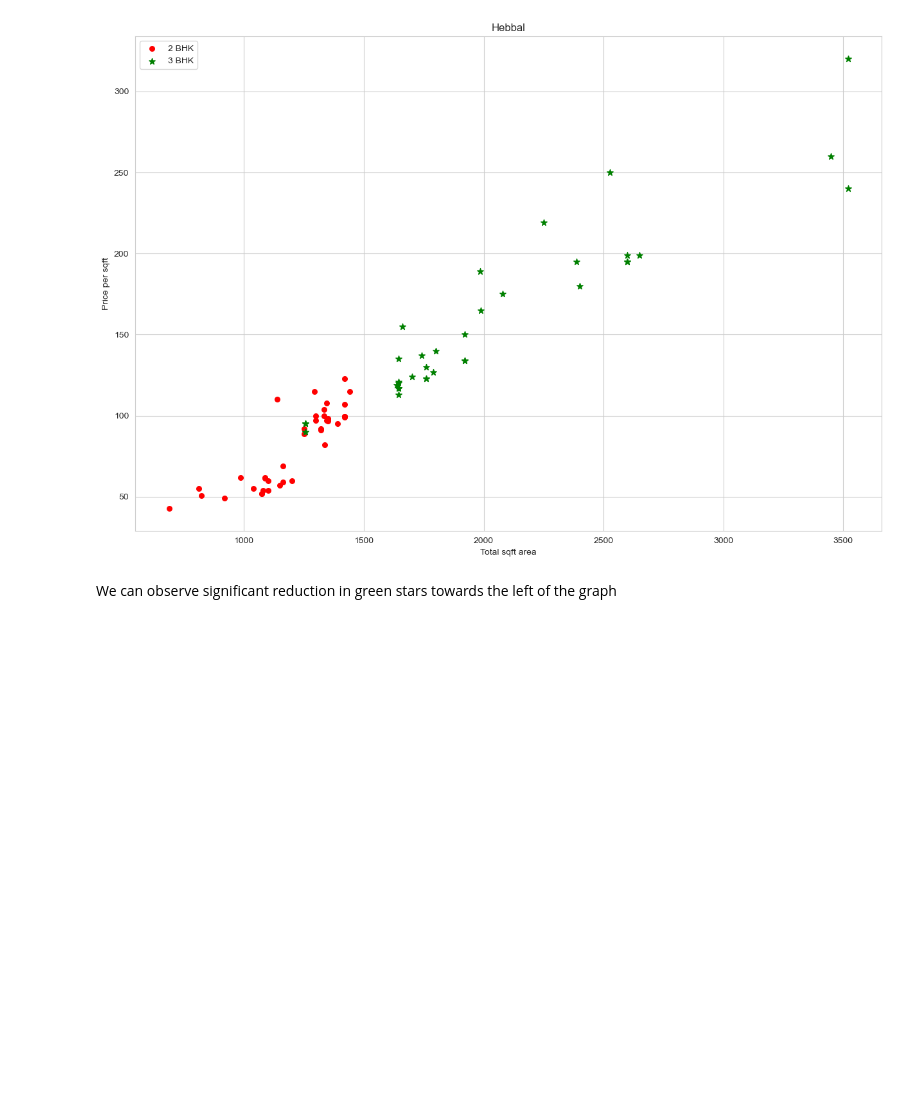
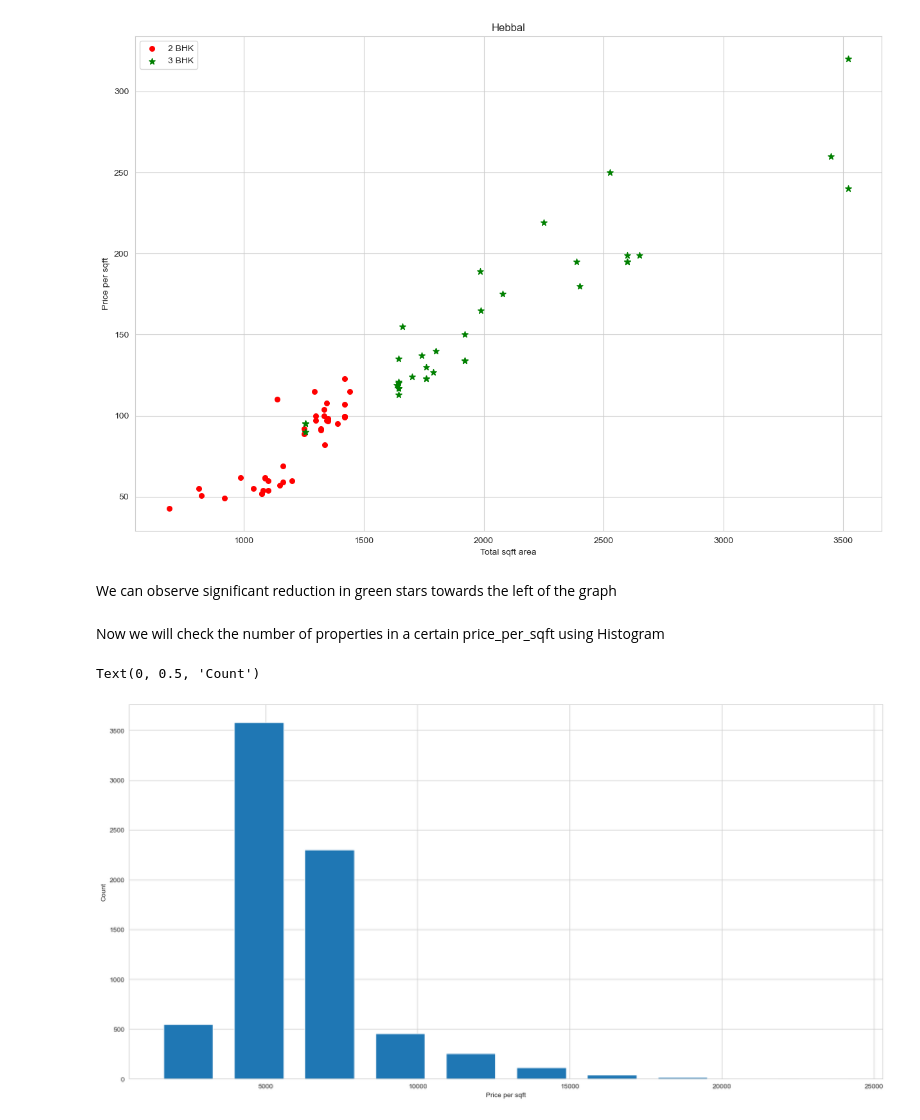
Before and after one commit to himani2853/real_estate_price_prediction, a Jupyter notebook: real_estate.ipynb, the cells around one changed output. Drawn from its saved outputs; the diff is of its cells as text; code cells hidden in the pictures; blank space fills up the shorter version.

```diff
--- a/real_estate.ipynb
+++ b/real_estate.ipynb
@@ -768,3 +768,13 @@ scatter_plots(df_12,"Hebbal")
 [figure]
 # %% [markdown]
 We can observe significant reduction in green stars towards the left of the graph
+# %% [markdown]
+Now we will check the number of properties in a certain price_per_sqft using Histogram
+# %%
+matplotlib.rcParams["figure.figsize"] = (20,10)
+plt.hist(df_12.price_per_sqft, rwidth=0.7)
+plt.xlabel("Price per sqft")
+plt.ylabel("Count")
+# %% [output]
+Text(0, 0.5, 'Count')
+[figure, added]
```
Also changed, not shown: parts of 13 cells of this notebook.
